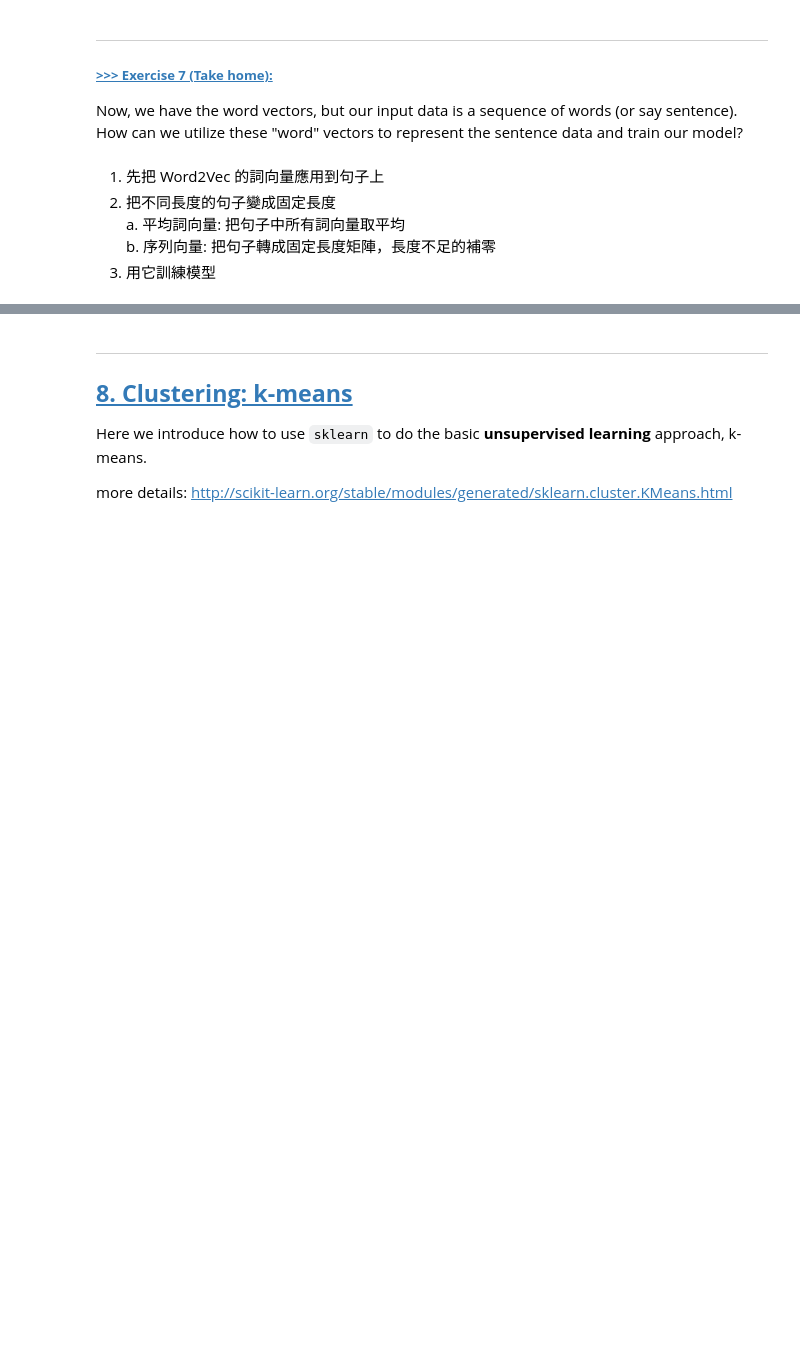
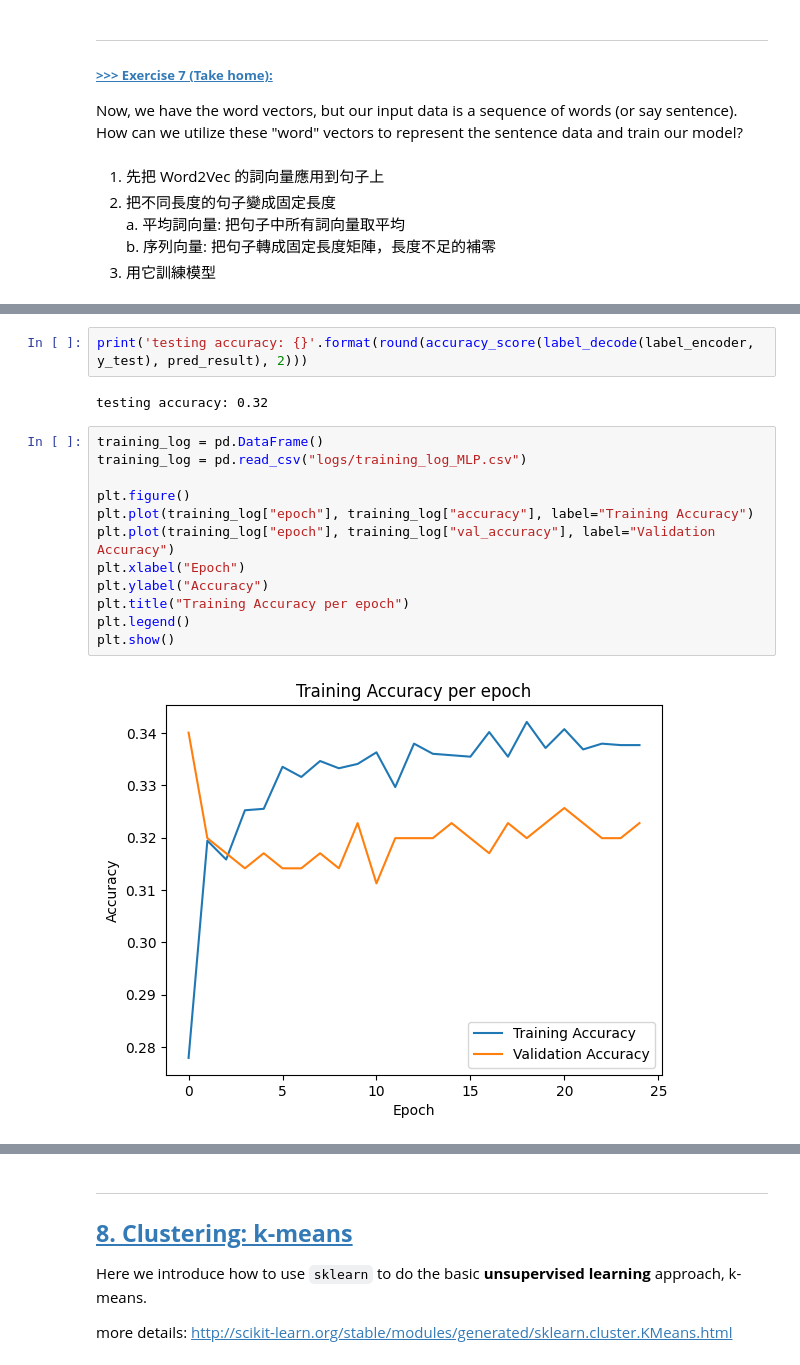
Before and after one commit to huayu1115/DM2025-Lab2-Exercise, a Jupyter notebook: DM2025-Lab2-Master-Phase_1.ipynb, the cells around one changed output, grey strips where cells are left out. Saved outputs shown, nothing was run; the diff lists cells and outputs as text; blank space fills up the shorter version.

```diff
--- a/DM2025-Lab2-Master-Phase_1.ipynb
+++ b/DM2025-Lab2-Master-Phase_1.ipynb
@@ -1173,0 +1296,18 @@ for i in range(num_sen):
+# %%
+print('testing accuracy: {}'.format(round(accuracy_score(label_decode(label_encoder, y_test), pred_result), 2)))
+# %% [output]
+testing accuracy: 0.32
+# %%
+training_log = pd.DataFrame()
+training_log = pd.read_csv("logs/training_log_MLP.csv")
+
+plt.figure()
+plt.plot(training_log["epoch"], training_log["accuracy"], label="Training Accuracy")
+plt.plot(training_log["epoch"], training_log["val_accuracy"], label="Validation Accuracy")
+plt.xlabel("Epoch")
+plt.ylabel("Accuracy")
+plt.title("Training Accuracy per epoch")
+plt.legend()
+plt.show()
+# %% [output]
+[figure, added]
```
Also changed, not shown: parts of 27 cells of this notebook, 4 other files.
